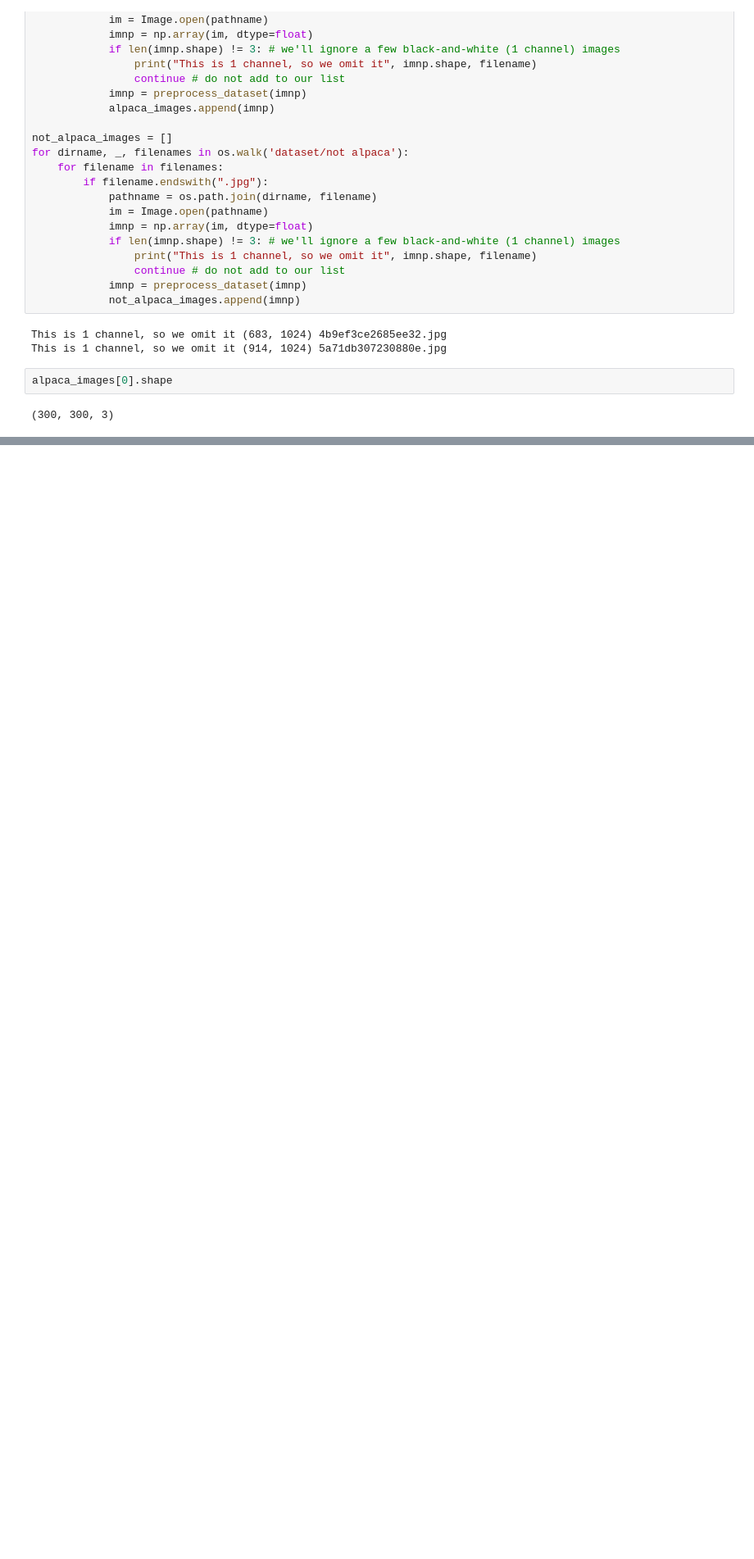
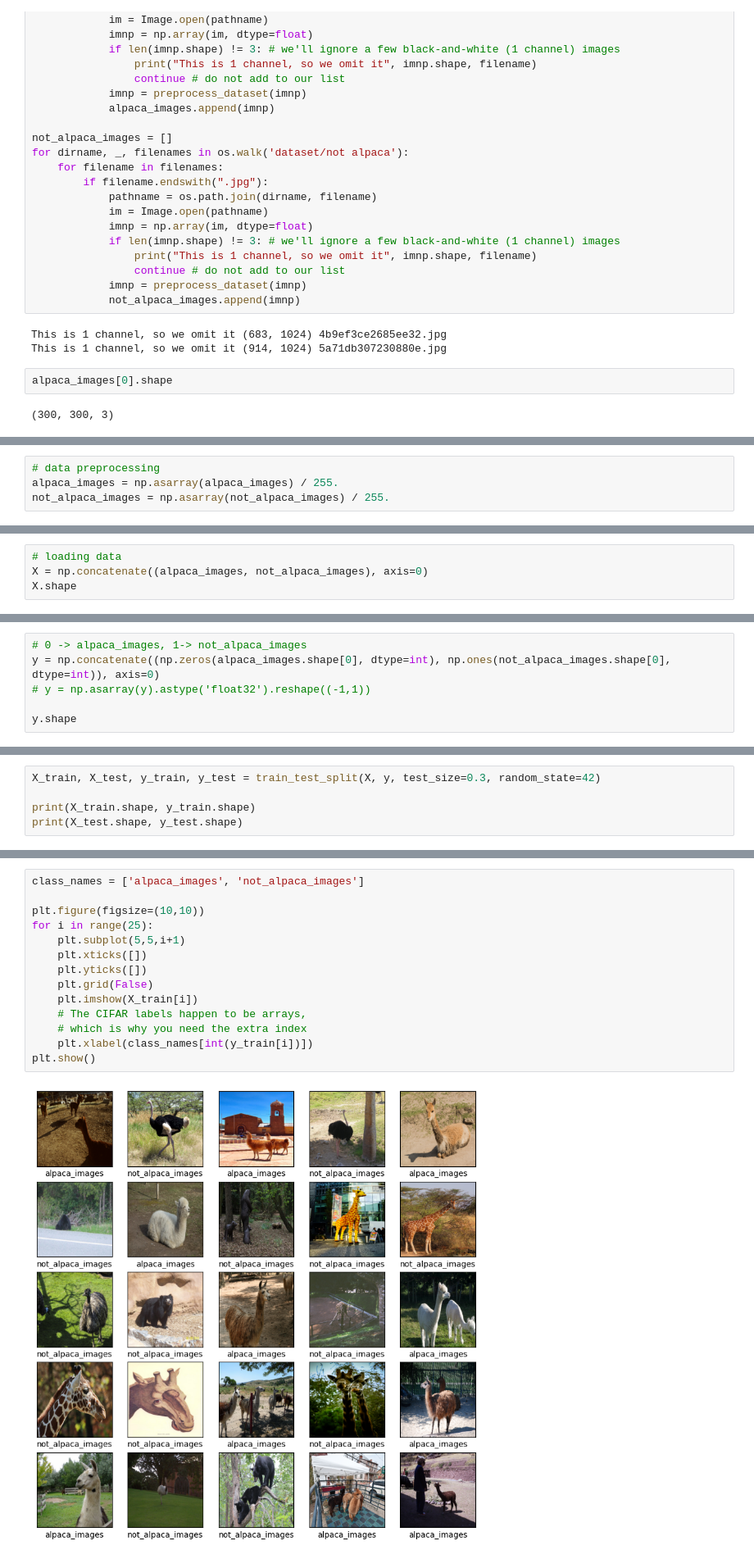
Before and after one commit to Zhejing-Chin/CS_RTAI_Assignment2, a Jupyter notebook: Assignment2.ipynb, the cells around one changed output, grey strips where cells are left out. Shown at 82% size. Drawn from its saved outputs; the diff is of its cells as text; blank space fills up the shorter version.

```diff
--- a/Assignment2.ipynb
+++ b/Assignment2.ipynb
@@ -61,0 +64,4 @@ cnn = keras.Sequential(
+# %%
+# data preprocessing
+alpaca_images = np.asarray(alpaca_images) / 255.
+not_alpaca_images = np.asarray(not_alpaca_images) / 255.
@@ -61,0 +80,4 @@ cnn = keras.Sequential(
+# %%
+# loading data
+X = np.concatenate((alpaca_images, not_alpaca_images), axis=0)
+X.shape
@@ -61,0 +86,6 @@ cnn = keras.Sequential(
+# %%
+# 0 -> alpaca_images, 1-> not_alpaca_images
+y = np.concatenate((np.zeros(alpaca_images.shape[0], dtype=int), np.ones(not_alpaca_images.shape[0], dtype=int)), axis=0)
+# y = np.asarray(y).astype('float32').reshape((-1,1))
+
+y.shape
@@ -61,0 +94,5 @@ cnn = keras.Sequential(
+# %%
+X_train, X_test, y_train, y_test = train_test_split(X, y, test_size=0.3, random_state=42)
+
+print(X_train.shape, y_train.shape)
+print(X_test.shape, y_test.shape)
@@ -61,0 +102,16 @@ cnn = keras.Sequential(
+# %%
+class_names = ['alpaca_images', 'not_alpaca_images']
+
+plt.figure(figsize=(10,10))
+for i in range(25):
+    plt.subplot(5,5,i+1)
+    plt.xticks([])
+    plt.yticks([])
+    plt.grid(False)
+    plt.imshow(X_train[i])
+    # The CIFAR labels happen to be arrays,
+    # which is why you need the extra index
+    plt.xlabel(class_names[int(y_train[i])])
+plt.show()
+# %% [output]
+[figure, added]
```
Also changed, not shown: parts of 10 cells of this notebook.
